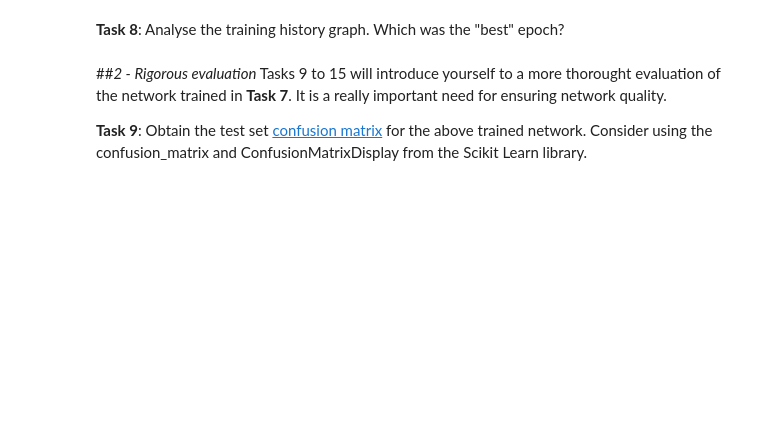
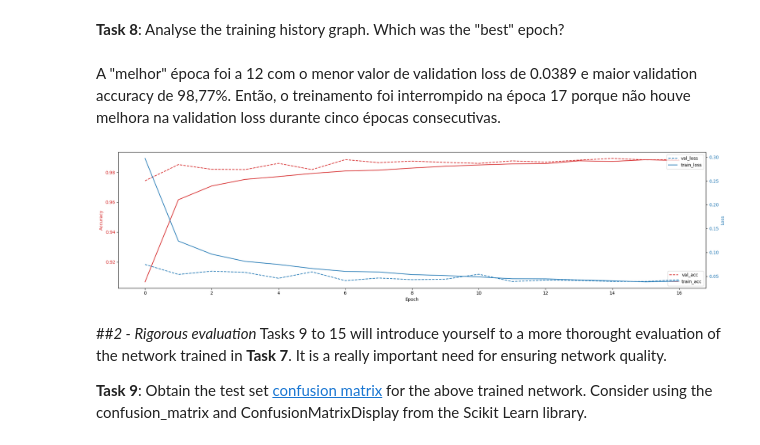
Before and after one commit to BeatrizCazatti/deep-learning, a Jupyter notebook: 2026_2_Practice_2_Implementing_LENET_5_architecture_using_Keras.ipynb, the cells around one changed output. Cells and saved outputs as stored; diff of their text form; code cells hidden in the pictures; blank space fills up the shorter version.

```diff
--- a/2026_2_Practice_2_Implementing_LENET_5_architecture_using_Keras.ipynb
+++ b/2026_2_Practice_2_Implementing_LENET_5_architecture_using_Keras.ipynb
@@ -171,3 +404,34 @@ es_callback = tf.keras.callbacks.EarlyStopping(
+# %% [markdown]
+A "melhor" época foi a 12 com o menor valor de validation loss de 0.0389 e maior validation accuracy de 98,77%. Então, o treinamento foi interrompido na época 17 porque não houve melhora na validation loss durante cinco épocas consecutivas.
+# %%
+#Put your code for Task 8 here
+H = history
+EPOCHS = len(H.history['loss'])
+
+fig, ax1 = plt.subplots(figsize=(20, 5))
+
+color = 'tab:red'
+ax1.set_xlabel('Epoch')
+ax1.set_xticks(np.arange(0, EPOCHS, 2))
+ax1.set_ylabel('Accuracy', color=color)
+ax1.plot(H.history["val_accuracy"], '--', label="val_acc", color=color)
+ax1.plot(H.history["accuracy"], label="train_acc", color=color)
+ax1.tick_params(axis='y', labelcolor=color)
+ax1.legend(loc='lower right')
+
+ax2 = ax1.twinx()
+
+color = 'tab:blue'
+ax2.set_ylabel('Loss', color=color)
+ax2.plot(H.history["val_loss"], '--', label="val_loss", color=color)
+ax2.plot(H.history["loss"], label="train_loss", color=color)
+ax2.tick_params(axis='y', labelcolor=color)
+ax2.legend(loc='upper right')
+
+fig.tight_layout()
+plt.show()
+# %% [output]
+[figure, added]
 # %% [markdown]
 ##*2 - Rigorous evaluation*
 Tasks 9 to 15 will introduce yourself to a more thorought evaluation of the network trained in **Task 7**. It is a really important need for ensuring network quality.
```
Also changed, not shown: parts of 30 cells of this notebook.
